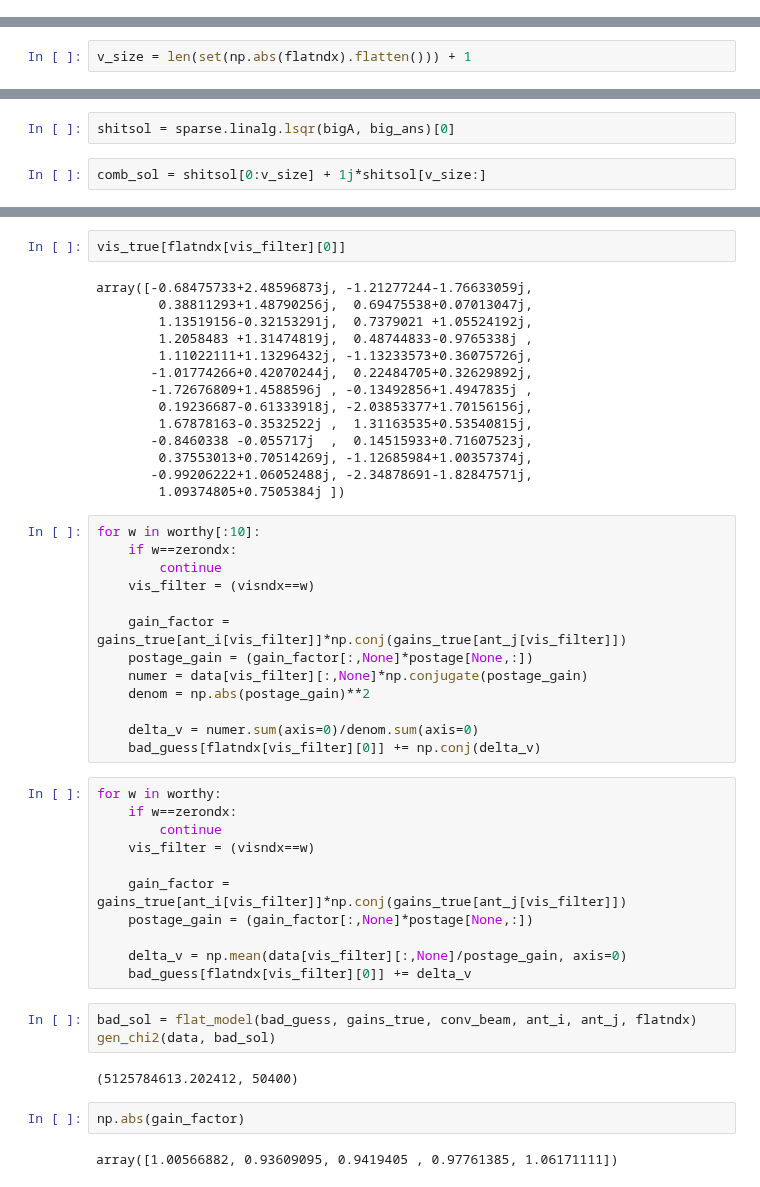
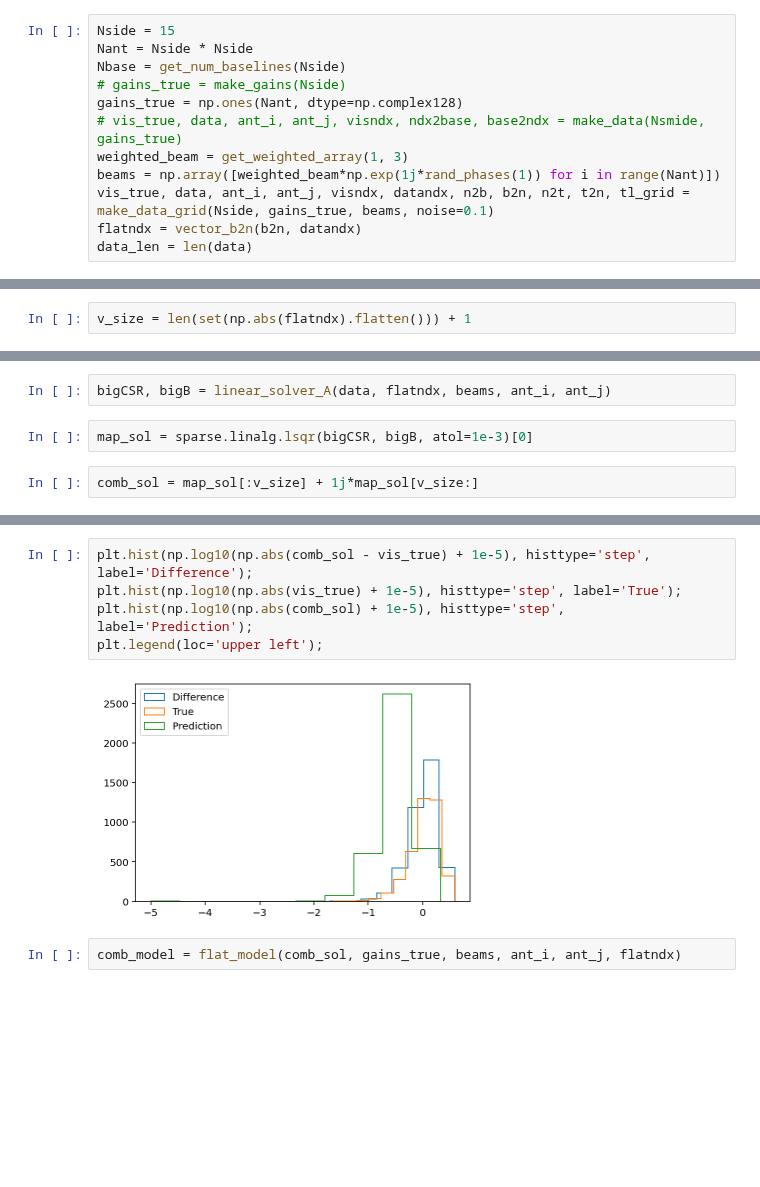
Before and after one commit to pecom/red-calibration, a Jupyter notebook: RealArrayTests.ipynb, the cells around one changed output, grey strips where cells are left out. Cells and saved outputs as stored; diff of their text form; blank space fills up the shorter version.

Commit message:
linear solver and comments

```diff
--- a/RealArrayTests.ipynb
+++ b/RealArrayTests.ipynb
@@ -329,0 +325,12 @@ data[0]
+# %%
+Nside = 15
+Nant = Nside * Nside
+Nbase = get_num_baselines(Nside)
+# gains_true = make_gains(Nside)
+gains_true = np.ones(Nant, dtype=np.complex128)
+# vis_true, data, ant_i, ant_j, visndx, ndx2base, base2ndx = make_data(Nsmide, gains_true)
+weighted_beam = get_weighted_array(1, 3)
+beams = np.array([weighted_beam*np.exp(1j*rand_phases(1)) for i in range(Nant)])
+vis_true, data, ant_i, ant_j, visndx, datandx, n2b, b2n, n2t, t2n, tl_grid = make_data_grid(Nside, gains_true, beams, noise=0.1)
+flatndx = vector_b2n(b2n, datandx)
+data_len = len(data)
@@ -343,4 +412,6 @@ bigA.shape
+# %%
+bigCSR, bigB = linear_solver_A(data, flatndx, beams, ant_i, ant_j)
 # %%
-shitsol = sparse.linalg.lsqr(bigA, big_ans)[0]
+map_sol = sparse.linalg.lsqr(bigCSR, bigB, atol=1e-3)[0]
 # %%
-comb_sol = shitsol[0:v_size] + 1j*shitsol[v_size:]
+comb_sol = map_sol[:v_size] + 1j*map_sol[v_size:]
@@ -380,49 +418,9 @@ array([-6.54911643+42.7901869j , -3.27455821+21.39509345j,
-# %%
-vis_true[flatndx[vis_filter][0]]
-# %% [output]
-array([-0.68475733+2.48596873j, -1.21277244-1.76633059j,
-        0.38811293+1.48790256j,  0.69475538+0.07013047j,
-        1.13519156-0.32153291j,  0.7379021 +1.05524192j,
-        1.2058483 +1.31474819j,  0.48744833-0.9765338j ,
-        1.11022111+1.13296432j, -1.13233573+0.36075726j,
-       -1.01774266+0.42070244j,  0.22484705+0.32629892j,
-       -1.72676809+1.4588596j , -0.13492856+1.4947835j ,
-        0.19236687-0.61333918j, -2.03853377+1.70156156j,
-        1.67878163-0.3532522j ,  1.31163535+0.53540815j,
-       -0.8460338 -0.055717j  ,  0.14515933+0.71607523j,
-        0.37553013+0.70514269j, -1.12685984+1.00357374j,
-       -0.99206222+1.06052488j, -2.34878691-1.82847571j,
-        1.09374805+0.7505384j ])
-# %%
-for w in worthy[:10]:
-    if w==zerondx:
-        continue
-    vis_filter = (visndx==w)
-
-    gain_factor = gains_true[ant_i[vis_filter]]*np.conj(gains_true[ant_j[vis_filter]])
-    postage_gain = (gain_factor[:,None]*postage[None,:])
-    numer = data[vis_filter][:,None]*np.conjugate(postage_gain)
-    denom = np.abs(postage_gain)**2
-
-    delta_v = numer.sum(axis=0)/denom.sum(axis=0)
-    bad_guess[flatndx[vis_filter][0]] += np.conj(delta_v)
-# %%
-for w in worthy:
-    if w==zerondx:
-        continue
-    vis_filter = (visndx==w)
-
-    gain_factor = gains_true[ant_i[vis_filter]]*np.conj(gains_true[ant_j[vis_filter]])
-    postage_gain = (gain_factor[:,None]*postage[None,:])
-
-    delta_v = np.mean(data[vis_filter][:,None]/postage_gain, axis=0)
-    bad_guess[flatndx[vis_filter][0]] += delta_v
+# %%
+plt.hist(np.log10(np.abs(comb_sol - vis_true) + 1e-5), histtype='step', label='Difference');
+plt.hist(np.log10(np.abs(vis_true) + 1e-5), histtype='step', label='True');
+plt.hist(np.log10(np.abs(comb_sol) + 1e-5), histtype='step', label='Prediction');
+plt.legend(loc='upper left');
+# %% [output]
+[figure, added]
 # %%
-bad_sol = flat_model(bad_guess, gains_true, conv_beam, ant_i, ant_j, flatndx)
-gen_chi2(data, bad_sol)
+comb_model = flat_model(comb_sol, gains_true, beams, ant_i, ant_j, flatndx)
-# %% [output]
-(5125784613.202412, 50400)
-# %%
-np.abs(gain_factor)
-# %% [output]
-array([1.00566882, 0.93609095, 0.9419405 , 0.97761385, 1.06171111])
```
Also changed, not shown: parts of 58 cells of this notebook.
